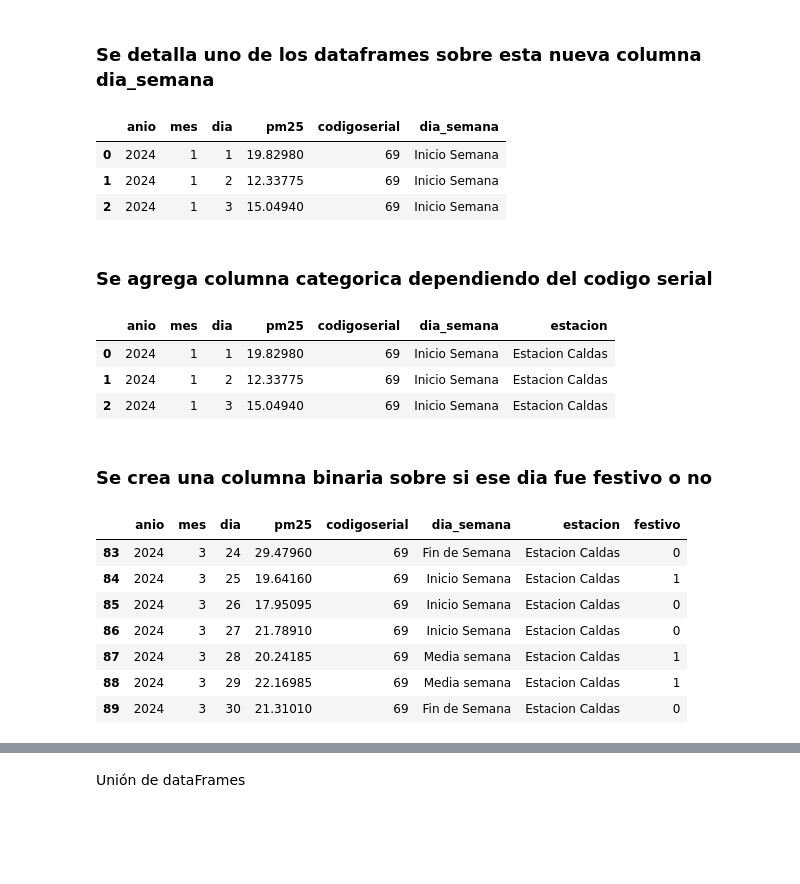
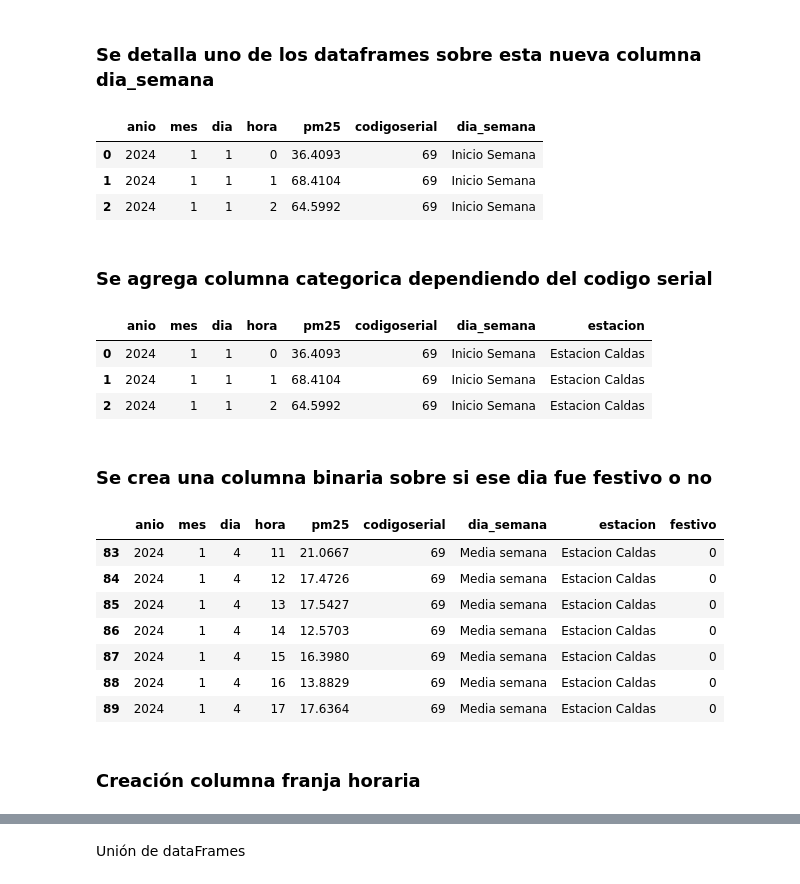
Before and after one commit to kennethLeonel/Monografia-calidad-del-aire-valle-de-aburra, a Jupyter notebook: Proyecto_dataset.ipynb, the cells around one changed output, grey strips where cells are left out. Cells and saved outputs as stored; diff of their text form; code cells hidden in the pictures; blank space fills up the shorter version.

Commit message:
:Cry: se agregaron datos itagui

```diff
--- a/Proyecto_dataset.ipynb
+++ b/Proyecto_dataset.ipynb
@@ -547,6 +558,7 @@ def agregarColumnas(data):
     dataTemporal['anio'] = pd.to_datetime(dataTemporal['fecha_hora']).dt.year
     dataTemporal['dia']= pd.to_datetime(dataTemporal['fecha_hora']).dt.day
     dataTemporal['mes']= pd.to_datetime(dataTemporal['fecha_hora']).dt.month
+    dataTemporal['hora'] = pd.to_datetime(dataTemporal['fecha_hora']).dt.hour
     return dataTemporal
 
 
@@ -571,18 +583,18 @@ def sacarPromedio(data,nombreColumna,revision):
     #se saca el promedio de temperatura de la columna Temperatura
 
     if (revision ==1):
-        registroPromedio = dataNuevo.groupby(['anio','mes','dia']).agg({
+        registroPromedio = dataNuevo.groupby(['anio','mes','dia','hora']).agg({
             f'{nombreColumna}':'median'
         }).reset_index()
         return registroPromedio
     elif(revision ==2):
-        registroPromedio = dataNuevo.groupby(['anio','mes','dia']).agg({
+        registroPromedio = dataNuevo.groupby(['anio','mes','dia','hora']).agg({
             f'{nombreColumna}':'median',
             'codigoserial': lambda x: stats.mode(x)[0]
         }).reset_index()
         return registroPromedio
     elif(revision == 3):
-        registroPromedio = dataNuevo.groupby(['anio','mes','dia']).agg({
+        registroPromedio = dataNuevo.groupby(['anio','mes','dia','hora']).agg({
             f'{nombreColumna}':'median',
             'velocidad_max':'median',
             'direccion_prom':'median',
@@ -620,7 +632,7 @@ vientosBelenPromedio = sacarPromedio(vientos_bel,'velocidad_prom',3)
 # %% [markdown]
 Al dataframe dataCalidadFiltrada se necesita sacar el promedio por dia para después concatanar las demas variables con el dataframe
 # %%
-# calidadAireItagui = sacarPromedio(dataCalidadFiltradaItagui, 'pm25',2)
+calidadAireItagui = sacarPromedio(dataCalidadFiltradaItagui, 'pm25',2)
 calidadAireCaldas = sacarPromedio(dataCalidadFiltradaCaldas, 'pm25', 2)
 calidadAireAranjuez = sacarPromedio(dataCalidadFiltradaAranjuez, 'pm25', 2)
 calidadAireBelen = sacarPromedio(dataCalidadFiltradaBelen, 'pm25', 2)
@@ -661,12 +673,12 @@ def definirDia(anio, mes, dia):
         return "Fin de Semana"
 # %%
 # # Aplicar la función a cada fila del DataFrame estación Itagui
-# calidadAireItagui['dia_semana'] = calidadAireItagui.apply(lambda row: definirDia(row['anio'], row['mes'], row['dia']), axis=1)
-# temperaturaItaguiPromedio['dia_semana'] = temperaturaItaguiPromedio.apply(lambda row: definirDia(row['anio'], row['mes'], row['dia']), axis=1)
-# vientosItaguiPromedio['dia_semana'] = vientosItaguiPromedio.apply(lambda row: definirDia(row['anio'], row['mes'], row['dia']), axis=1)
-# humedadItaguiPromedio['dia_semana'] = humedadItaguiPromedio.apply(lambda row: definirDia(row['anio'], row['mes'], row['dia']), axis=1)
-# precipitacionItaguiPromedio['dia_semana'] = precipitacionItaguiPromedio.apply(lambda row: definirDia(row['anio'], row['mes'], row['dia']), axis=1)
-# presionItaguiPromedio['dia_semana'] = presionItaguiPromedio.apply(lambda row: definirDia(row['anio'], row['mes'], row['dia']), axis=1)
+calidadAireItagui['dia_semana'] = calidadAireItagui.apply(lambda row: definirDia(row['anio'], row['mes'], row['dia']), axis=1)
+temperaturaItaguiPromedio['dia_semana'] = temperaturaItaguiPromedio.apply(lambda row: definirDia(row['anio'], row['mes'], row['dia']), axis=1)
+vientosItaguiPromedio['dia_semana'] = vientosItaguiPromedio.apply(lambda row: definirDia(row['anio'], row['mes'], row['dia']), axis=1)
+humedadItaguiPromedio['dia_semana'] = humedadItaguiPromedio.apply(lambda row: definirDia(row['anio'], row['mes'], row['dia']), axis=1)
+precipitacionItaguiPromedio['dia_semana'] = precipitacionItaguiPromedio.apply(lambda row: definirDia(row['anio'], row['mes'], row['dia']), axis=1)
+presionItaguiPromedio['dia_semana'] = presionItaguiPromedio.apply(lambda row: definirDia(row['anio'], row['mes'], row['dia']), axis=1)
 
 # Aplicar la función a cada fila del DataFrame estación Caldas
 calidadAireCaldas['dia_semana'] = calidadAireCaldas.apply(lambda row: definirDia(row['anio'], row['mes'], row['dia']), axis=1)
@@ -698,10 +710,10 @@ presionBelenPromedio['dia_semana'] = presionBelenPromedio.apply(lambda row: defi
 # %%
 calidadAireCaldas.head(3)
 # %% [output]
-|  | anio | mes | dia | pm25 | codigoserial | dia_semana |
-| 0 | 2024 | 1 | 1 | 19.82980 | 69 | Inicio Semana |
-| 1 | 2024 | 1 | 2 | 12.33775 | 69 | Inicio Semana |
-| 2 | 2024 | 1 | 3 | 15.04940 | 69 | Inicio Semana |
+|  | anio | mes | dia | hora | pm25 | codigoserial | dia_semana |
+| 0 | 2024 | 1 | 1 | 0 | 36.4093 | 69 | Inicio Semana |
+| 1 | 2024 | 1 | 1 | 1 | 68.4104 | 69 | Inicio Semana |
+| 2 | 2024 | 1 | 1 | 2 | 64.5992 | 69 | Inicio Semana |
 # %% [markdown]
 ### Se agrega columna  categorica dependiendo del codigo serial
 # %%
@@ -723,7 +735,7 @@ def categoriaCodigoSerial(codigo):
         return 'Estacion Belen'
 
 # # Aplicar la función a cada fila del DataFrame estación Itagui
-# calidadAireItagui['estacion'] = calidadAireItagui.apply(lambda row: categoriaCodigoSerial(row['codigoserial']), axis=1)
+calidadAireItagui['estacion'] = calidadAireItagui.apply(lambda row: categoriaCodigoSerial(row['codigoserial']), axis=1)
 
 # Aplicar la función a cada fila del DataFrame estación Caldas
 calidadAireCaldas['estacion'] = calidadAireCaldas.apply(lambda row: categoriaCodigoSerial(row['codigoserial']), axis=1)
@@ -737,40 +749,42 @@ calidadAireBelen['estacion'] = calidadAireBelen.apply(lambda row: categoriaCodig
 # Se muestran los primeros 3 registros de los dataframes con la nueva columna
 calidadAireCaldas.head(3)
 # %% [output]
-|  | anio | mes | dia | pm25 | codigoserial | dia_semana | estacion |
-| 0 | 2024 | 1 | 1 | 19.82980 | 69 | Inicio Semana | Estacion Caldas |
-| 1 | 2024 | 1 | 2 | 12.33775 | 69 | Inicio Semana | Estacion Caldas |
-| 2 | 2024 | 1 | 3 | 15.04940 | 69 | Inicio Semana | Estacion Caldas |
+|  | anio | mes | dia | hora | pm25 | codigoserial | dia_semana | estacion |
+| 0 | 2024 | 1 | 1 | 0 | 36.4093 | 69 | Inicio Semana | Estacion Caldas |
+| 1 | 2024 | 1 | 1 | 1 | 68.4104 | 69 | Inicio Semana | Estacion Caldas |
+| 2 | 2024 | 1 | 1 | 2 | 64.5992 | 69 | Inicio Semana | Estacion Caldas |
 # %% [markdown]
 ### Se crea una columna binaria sobre si ese dia fue festivo o no
 # %%
 # Obtener los festivos de Colombia con el indicador CO
 festivosColombia = holidays.CO()
 
 # Función para verificar si es festivo
 def es_festivo(anio, mes, dia):
 
     fecha = datetime.date(int(anio), int(mes), int(dia))
     festivo = fecha in festivosColombia
     if festivo == True :
         return 1
     elif festivo == False :
         return 0
 
 # # Aplicamos la función es_festivo
-# calidadAireItagui['festivo'] = calidadAireItagui.apply(lambda row: es_festivo(row['anio'], row['mes'], row['dia']), axis=1)
+calidadAireItagui['festivo'] = calidadAireItagui.apply(lambda row: es_festivo(row['anio'], row['mes'], row['dia']), axis=1)
 calidadAireCaldas['festivo'] = calidadAireCaldas.apply(lambda row: es_festivo(row['anio'], row['mes'], row['dia']), axis=1)
 calidadAireAranjuez['festivo'] = calidadAireAranjuez.apply(lambda row: es_festivo(row['anio'], row['mes'], row['dia']), axis=1)
 calidadAireBelen['festivo'] = calidadAireBelen.apply(lambda row: es_festivo(row['anio'], row['mes'], row['dia']), axis=1)
 
 # resultado para ver que el 25 de marzo fue festivo igual que el 29 y 29 representando el jueves y viernes santo
 calidadAireCaldas.iloc[83:90]
 # %% [output]
-|  | anio | mes | dia | pm25 | codigoserial | dia_semana | estacion | festivo |
-| 83 | 2024 | 3 | 24 | 29.47960 | 69 | Fin de Semana | Estacion Caldas | 0 |
-| 84 | 2024 | 3 | 25 | 19.64160 | 69 | Inicio Semana | Estacion Caldas | 1 |
-| 85 | 2024 | 3 | 26 | 17.95095 | 69 | Inicio Semana | Estacion Caldas | 0 |
-| 86 | 2024 | 3 | 27 | 21.78910 | 69 | Inicio Semana | Estacion Caldas | 0 |
-| 87 | 2024 | 3 | 28 | 20.24185 | 69 | Media semana | Estacion Caldas | 1 |
-| 88 | 2024 | 3 | 29 | 22.16985 | 69 | Media semana | Estacion Caldas | 1 |
-| 89 | 2024 | 3 | 30 | 21.31010 | 69 | Fin de Semana | Estacion Caldas | 0 |
+|  | anio | mes | dia | hora | pm25 | codigoserial | dia_semana | estacion | festivo |
+| 83 | 2024 | 1 | 4 | 11 | 21.0667 | 69 | Media semana | Estacion Caldas | 0 |
+| 84 | 2024 | 1 | 4 | 12 | 17.4726 | 69 | Media semana | Estacion Caldas | 0 |
+| 85 | 2024 | 1 | 4 | 13 | 17.5427 | 69 | Media semana | Estacion Caldas | 0 |
+| 86 | 2024 | 1 | 4 | 14 | 12.5703 | 69 | Media semana | Estacion Caldas | 0 |
+| 87 | 2024 | 1 | 4 | 15 | 16.3980 | 69 | Media semana | Estacion Caldas | 0 |
+| 88 | 2024 | 1 | 4 | 16 | 13.8829 | 69 | Media semana | Estacion Caldas | 0 |
+| 89 | 2024 | 1 | 4 | 17 | 17.6364 | 69 | Media semana | Estacion Caldas | 0 |
+# %% [markdown]
+### Creación columna franja horaria
```
Also changed, not shown: parts of 28 cells of this notebook, 4 other files.
